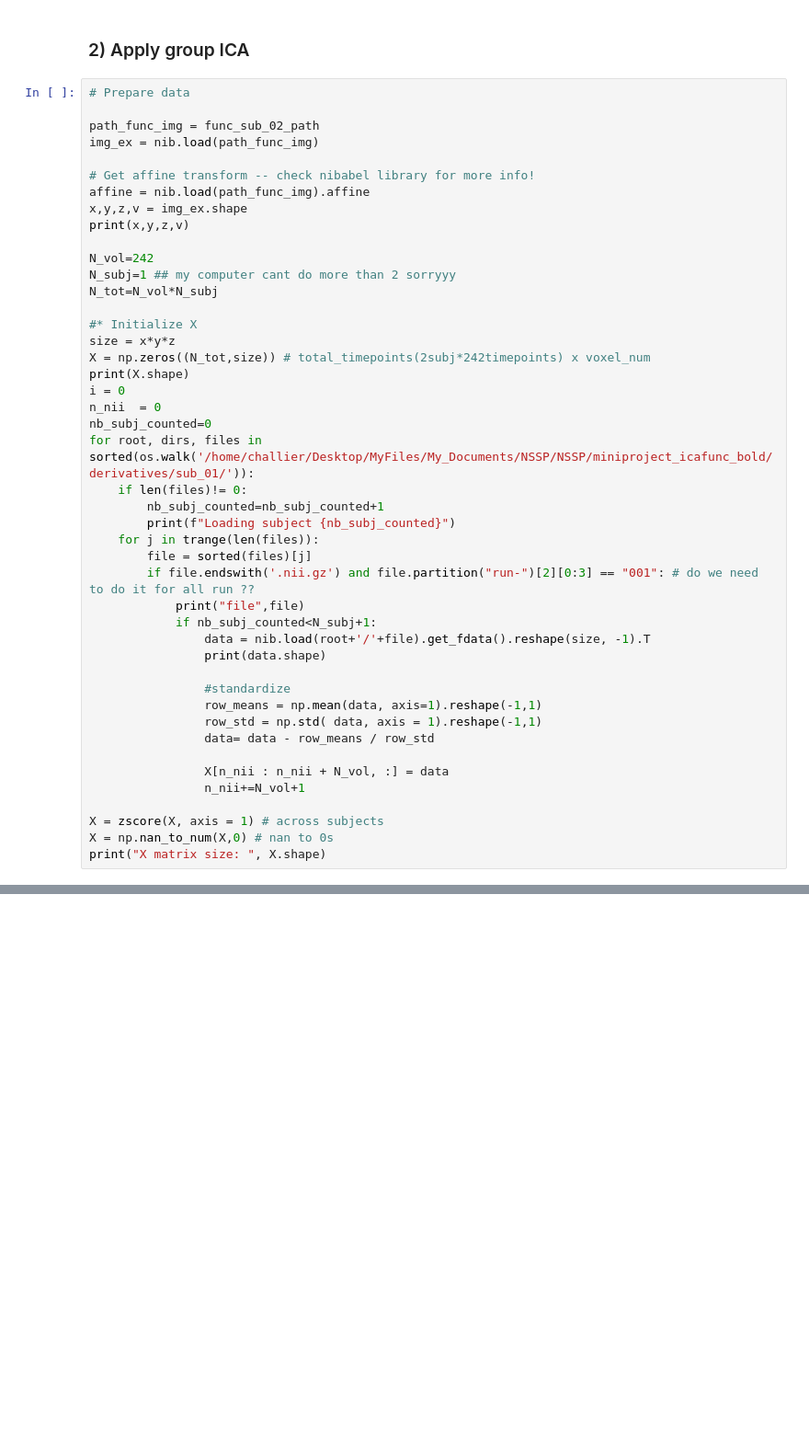
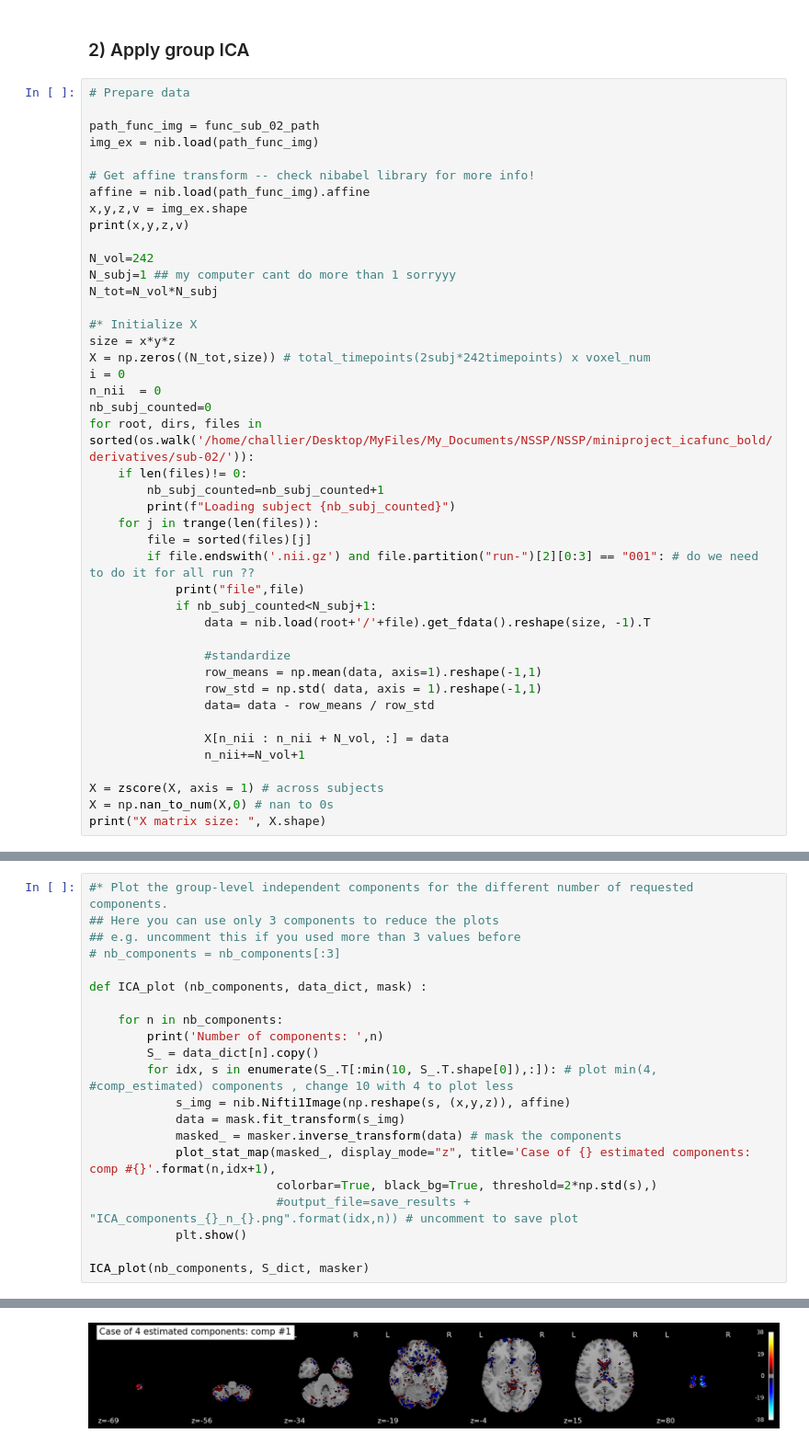
Before and after one commit to claireFriedrich/NSSP, a Jupyter notebook: Miniprojet2/MiniProject_2.ipynb, the cells around one changed output, grey strips where cells are left out. Shown at 92% size. Saved outputs shown, nothing was run; the diff lists cells and outputs as text; blank space fills up the shorter version.

```diff
--- a/Miniprojet2/MiniProject_2.ipynb
+++ b/Miniprojet2/MiniProject_2.ipynb
@@ -349,17 +349,16 @@ x,y,z,v = img_ex.shape
 print(x,y,z,v)
 
 N_vol=242
-N_subj=1 ## my computer cant do more than 2 sorryyy
+N_subj=1 ## my computer cant do more than 1 sorryyy
 N_tot=N_vol*N_subj
 
 #* Initialize X
 size = x*y*z
 X = np.zeros((N_tot,size)) # total_timepoints(2subj*242timepoints) x voxel_num
-print(X.shape)
 i = 0
 n_nii  = 0
 nb_subj_counted=0
-for root, dirs, files in sorted(os.walk('/home/challier/Desktop/MyFiles/My_Documents/NSSP/NSSP/miniproject_icafunc_bold/derivatives/sub_01/')):
+for root, dirs, files in sorted(os.walk('/home/challier/Desktop/MyFiles/My_Documents/NSSP/NSSP/miniproject_icafunc_bold/derivatives/sub-02/')):
     if len(files)!= 0:
         nb_subj_counted=nb_subj_counted+1
         print(f"Loading subject {nb_subj_counted}")
@@ -369,7 +368,6 @@ for root, dirs, files in sorted(os.walk('/home/challier/Desktop/MyFiles/My_Docum
             print("file",file)
             if nb_subj_counted<N_subj+1:
                 data = nib.load(root+'/'+file).get_fdata().reshape(size, -1).T
-                print(data.shape)
 
                 #standardize
                 row_means = np.mean(data, axis=1).reshape(-1,1)
@@ -388,0 +482,22 @@ X matrix size:  (242, 334620)
+# %%
+#* Plot the group-level independent components for the different number of requested components.
+## Here you can use only 3 components to reduce the plots
+## e.g. uncomment this if you used more than 3 values before
+# nb_components = nb_components[:3]
+
+def ICA_plot (nb_components, data_dict, mask) :
+
+    for n in nb_components:
+        print('Number of components: ',n)
+        S_ = data_dict[n].copy()
+        for idx, s in enumerate(S_.T[:min(10, S_.T.shape[0]),:]): # plot min(4, #comp_estimated) components , change 10 with 4 to plot less
+            s_img = nib.Nifti1Image(np.reshape(s, (x,y,z)), affine)
+            data = mask.fit_transform(s_img)
+            masked_ = masker.inverse_transform(data) # mask the components
+            plot_stat_map(masked_, display_mode="z", title='Case of {} estimated components: comp #{}'.format(n,idx+1),
+                          colorbar=True, black_bg=True, threshold=2*np.std(s),)
+                          #output_file=save_results + "ICA_components_{}_n_{}.png".format(idx,n)) # uncomment to save plot
+            plt.show()
+
+ICA_plot(nb_components, S_dict, masker)
+# %% [output]
@@ -388,0 +505 @@ X matrix size:  (242, 334620)
+[figure, added]
```
Also changed, not shown: parts of 19 cells of this notebook.
